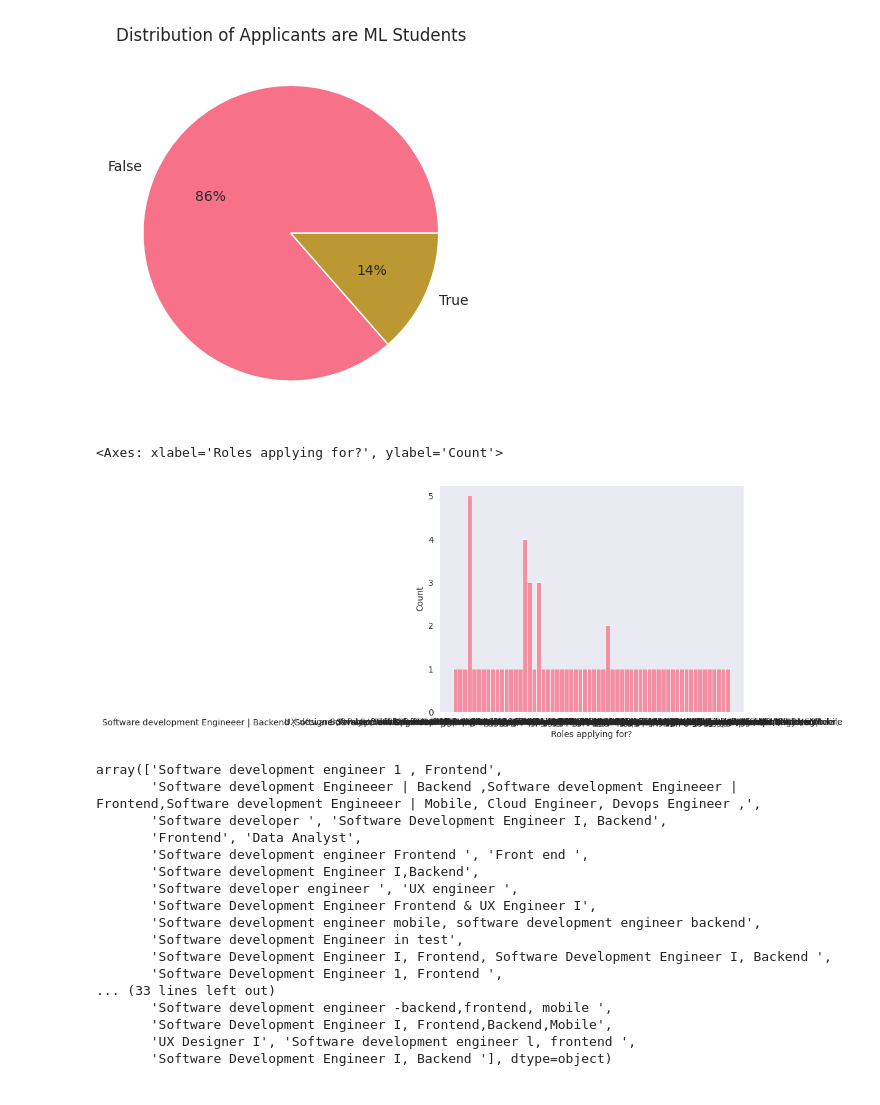
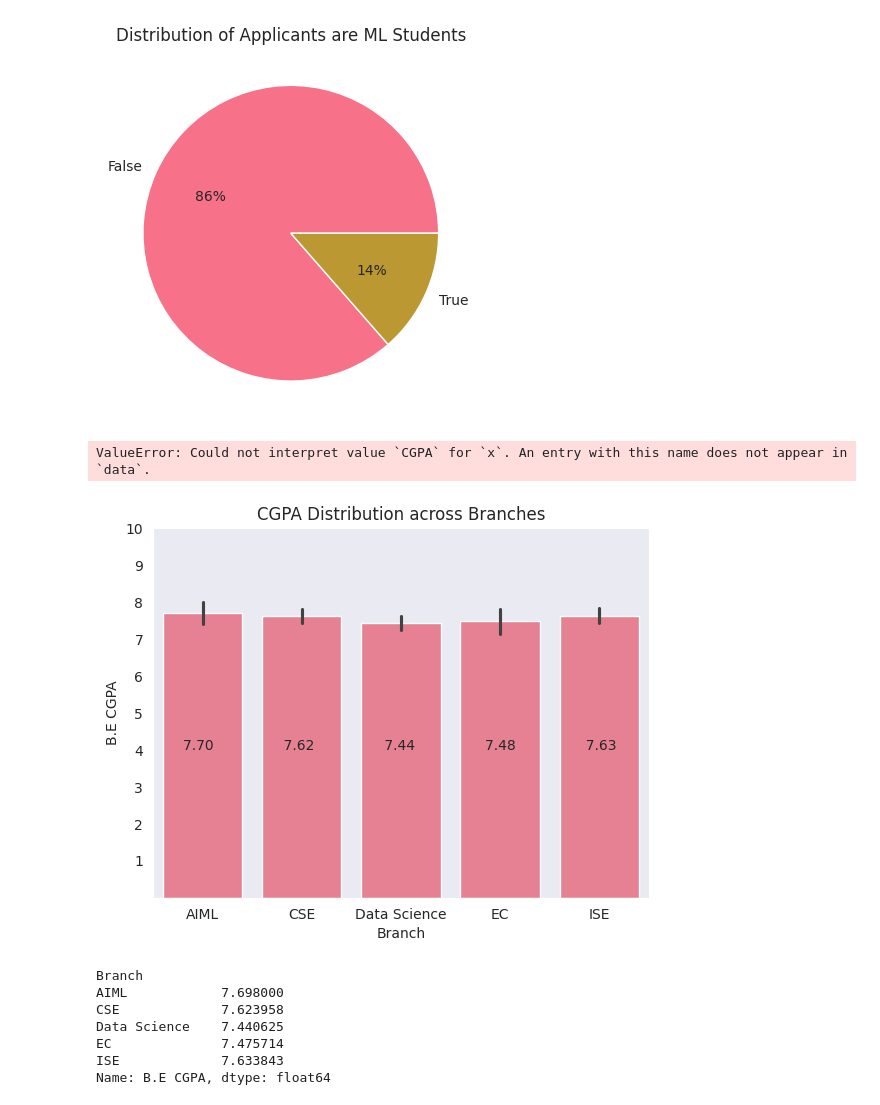
Before and after one commit to tam0w/personal-ipynb-notebooks, a Jupyter notebook: 7ed.ipynb, the cells around one changed output. Saved outputs shown, nothing was run; the diff lists cells and outputs as text; code cells hidden in the pictures.

Commit message:
nice superimposed graph

```diff
--- a/7ed.ipynb
+++ b/7ed.ipynb
@@ -106,27 +106,24 @@ plt.title('Distribution of Applicants are ML Students')
 Text(0.5, 1.0, 'Distribution of Applicants are ML Students')
 [figure]
 # %%
-sns.histplot(data=df.query('Branch == "CSE"'), x='Roles applying for?')
+sns.histplot(data=df.query('Branch == "CSE"'), x='CGPA')
 # %% [output]
-<Axes: xlabel='Roles applying for?', ylabel='Count'>
+ValueError: Could not interpret value `CGPA` for `x`. An entry with this name does not appear in `data`.
-[figure, removed]
 # %%
-df.query('Branch == "CSE"')['Roles applying for?'].unique()
+sns.barplot(data=df,x='Branch', y='B.E CGPA', width=0.8)
+plt.annotate(xy=(-0.2,4),text='                '.join(str(value) for value in ["{:.2f}".format(number) for number in list(df.groupby(by='Branch')['B.E CGPA'].mean())]))
+plt.title('CGPA Distribution across Branches')
+plt.yticks(np.arange(1,11))
+plt.show()
 # %% [output]
-array(['Software development engineer 1 , Frontend',
-       'Software development Engineeer | Backend ,Software development Engineeer | Frontend,Software development Engineeer | Mobile, Cloud Engineer, Devops Engineer ,',
-       'Software developer ', 'Software Development Engineer I, Backend',
-       'Frontend', 'Data Analyst',
-       'Software development engineer Frontend ', 'Front end ',
-       'Software development Engineer I,Backend',
-       'Software developer engineer ', 'UX engineer ',
-       'Software Development Engineer Frontend & UX Engineer I',
-       'Software development engineer mobile, software development engineer backend',
-       'Software development Engineer in test',
-       'Software Development Engineer I, Frontend, Software Development Engineer I, Backend ',
-       'Software Development Engineer 1, Frontend ',
-... (33 lines left out)
-       'Software development engineer -backend,frontend, mobile ',
-       'Software Development Engineer I, Frontend,Backend,Mobile',
-       'UX Designer I', 'Software development engineer l, frontend ',
-       'Software Development Engineer I, Backend '], dtype=object)
+[figure, added]
+# %%
+df.groupby(by='Branch')['B.E CGPA'].mean()
+# %% [output]
+Branch
+AIML            7.698000
+CSE             7.623958
+Data Science    7.440625
+EC              7.475714
+ISE             7.633843
+Name: B.E CGPA, dtype: float64
```
Also changed, not shown: parts of 1 cell of this notebook.
